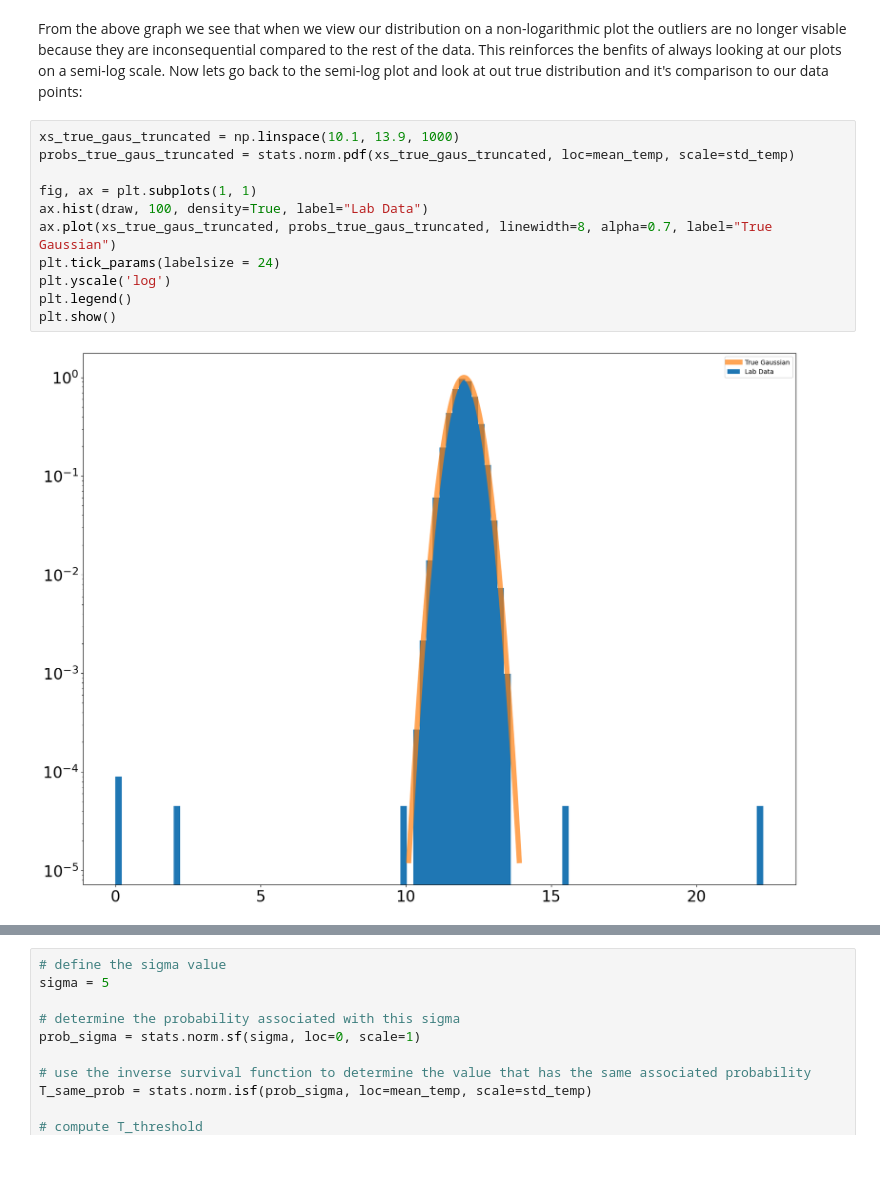
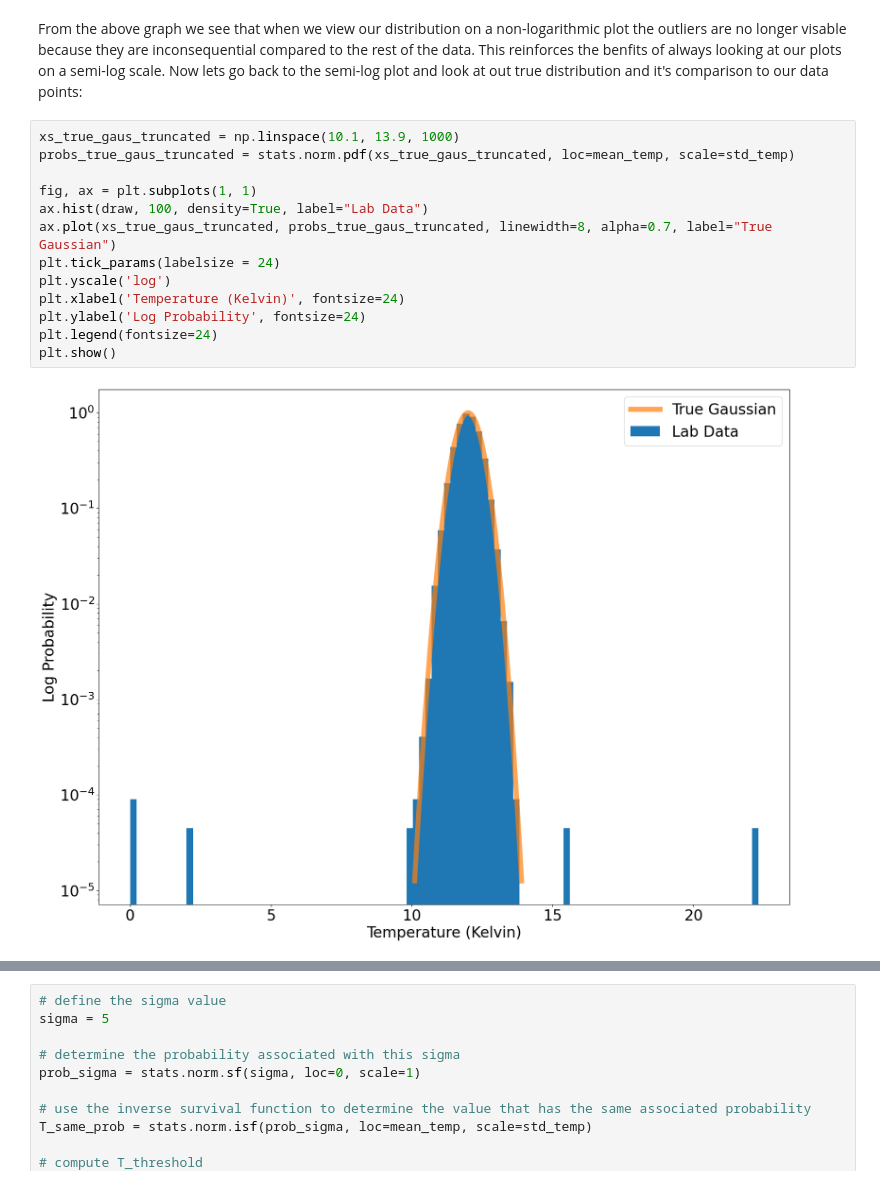
Before and after one commit to williamdolsen/phys434-21au, a Jupyter notebook: labs/lab3/lab3.ipynb, the cells around one changed output, grey strips where cells are left out. Drawn from its saved outputs; the diff is of its cells as text.

```diff
--- a/labs/lab3/lab3.ipynb
+++ b/labs/lab3/lab3.ipynb
@@ -71,16 +75,18 @@ From the above graph we see that when we view our distribution on a non-logarith
 # %%
 xs_true_gaus_truncated = np.linspace(10.1, 13.9, 1000)
 probs_true_gaus_truncated = stats.norm.pdf(xs_true_gaus_truncated, loc=mean_temp, scale=std_temp)
 
 fig, ax = plt.subplots(1, 1)
 ax.hist(draw, 100, density=True, label="Lab Data")
 ax.plot(xs_true_gaus_truncated, probs_true_gaus_truncated, linewidth=8, alpha=0.7, label="True Gaussian")
 plt.tick_params(labelsize = 24)
 plt.yscale('log')
-plt.legend()
+plt.xlabel('Temperature (Kelvin)', fontsize=24)
+plt.ylabel('Log Probability', fontsize=24)
+plt.legend(fontsize=24)
 plt.show()
 # %% [output]
-[figure, old version]
+[figure, new version]
 # %% [markdown]
 From the above plot we see that the outliers are unrelated to the true Gaussian distribution entirely.  We also see from the plot on a non-logarithmic scale that the Gaussian rare events begin when the temperature is less than about 10 Kelvin or larger than around 14 Kelvin.  Thus we can view these outliers as rare events when we have this Gaussian distribution - the event for which our background would produce one of these outliers has a very small probability.
 
```
Also changed, not shown: parts of 9 cells of this notebook.
